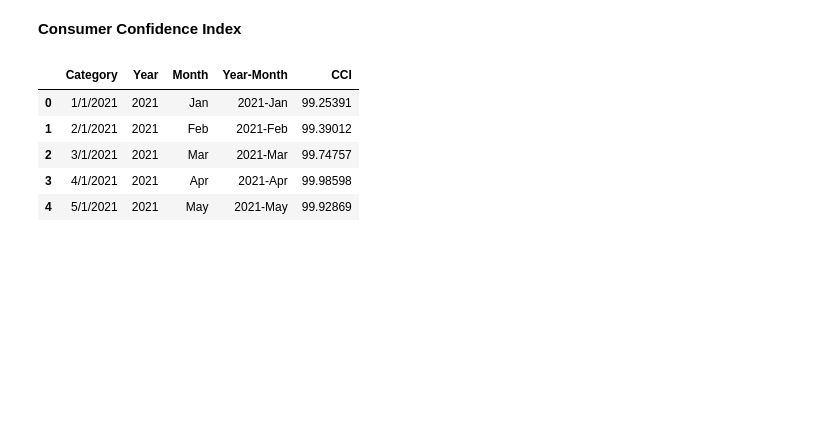
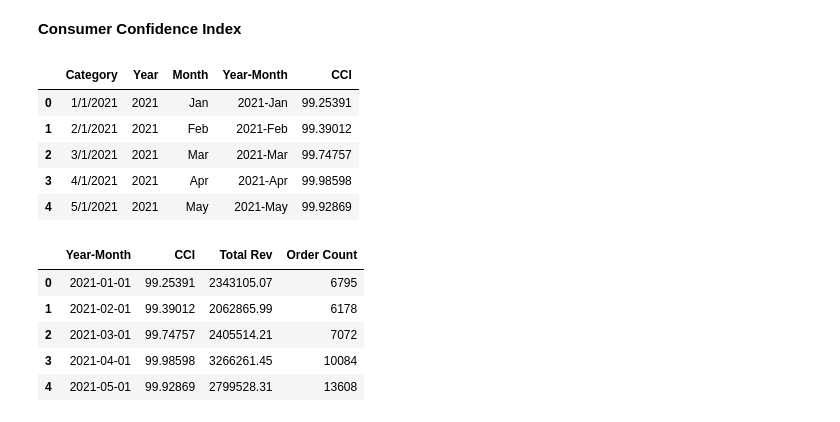
Before and after one commit to JEFFDAVISJR/macroecon-revenue-analysis, a Jupyter notebook: Python/notebook/plots_mc.ipynb, the cells around one changed output. Saved outputs shown, nothing was run; the diff lists cells and outputs as text; code cells hidden in the pictures; blank space fills up the shorter version.

```diff
--- a/Python/notebook/plots_mc.ipynb
+++ b/Python/notebook/plots_mc.ipynb
@@ -60,4 +55,14 @@ cci.head()
 | 3 | 4/1/2021 | 2021 | Apr | 2021-Apr | 99.98598 |
 | 4 | 5/1/2021 | 2021 | May | 2021-May | 99.92869 |
 # %%
-cci_rev = pd.merge(
+cci_rev = pd.merge(cci, month_rev, on = 'Year-Month')
+cci_rev = cci_rev[['Year-Month','CCI', 'Total Rev', 'Order Count']]
+cci_rev['Year-Month'] = pd.to_datetime(cci_rev['Year-Month'], format='%Y-%b')
+cci_rev.head()
+# %% [output]
+|  | Year-Month | CCI | Total Rev | Order Count |
+| 0 | 2021-01-01 | 99.25391 | 2343105.07 | 6795 |
+| 1 | 2021-02-01 | 99.39012 | 2062865.99 | 6178 |
+| 2 | 2021-03-01 | 99.74757 | 2405514.21 | 7072 |
+| 3 | 2021-04-01 | 99.98598 | 3266261.45 | 10084 |
+| 4 | 2021-05-01 | 99.92869 | 2799528.31 | 13608 |
```
Also changed, not shown: parts of 5 cells of this notebook.
